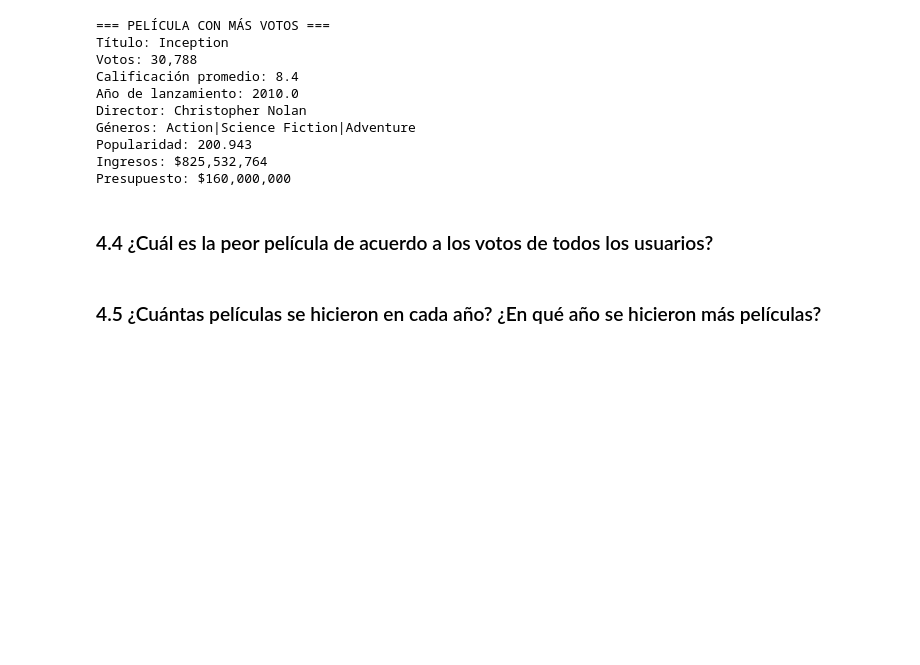
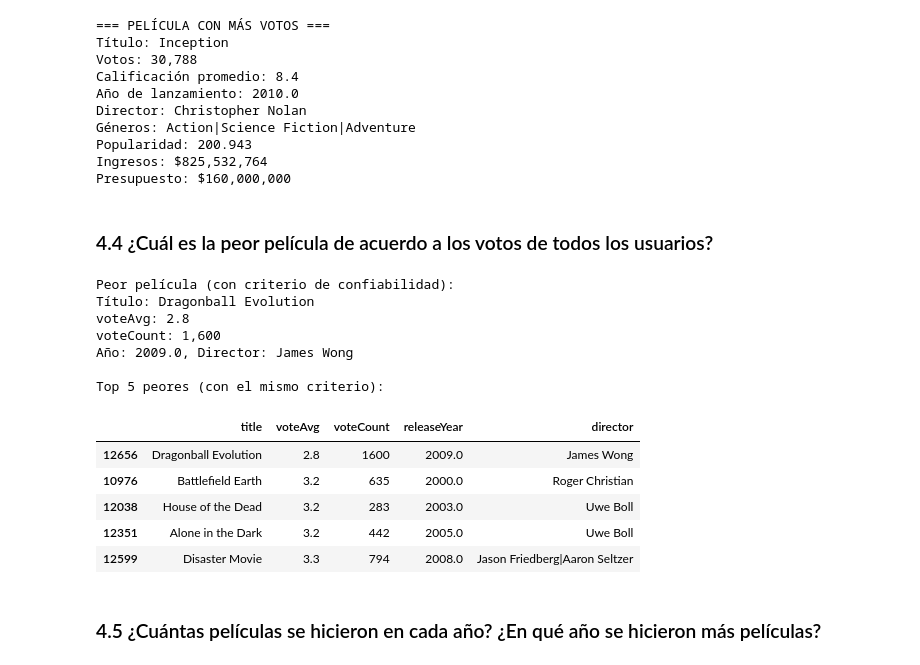
Before and after one commit to nicoCT04/lab-01-md, a Jupyter notebook: lab-1.ipynb, the cells around one changed output. Cells and saved outputs as stored; diff of their text form; code cells hidden in the pictures; blank space fills up the shorter version.

```diff
--- a/lab-1.ipynb
+++ b/lab-1.ipynb
@@ -449,6 +446,38 @@ Ingresos: $825,532,764
 Presupuesto: $160,000,000
 # %% [markdown]
 ### 4.4 ¿Cuál es la peor película de acuerdo a los votos de todos los usuarios?
+# %%
+# 4.4 — Peor película (criterio: al menos N votos)
+N = 100  # umbral
+df['voteCount'] = pd.to_numeric(df['voteCount'], errors='coerce').fillna(0).astype(int)
+df['voteAvg'] = pd.to_numeric(df['voteAvg'], errors='coerce')
+
+candidatas = df[df['voteCount'] >= N].copy()
+if candidatas.empty:
+    print(f"No hay películas con >= {N} votos. Reduce el umbral (p.ej. 50).")
+else:
+    peor = candidatas.loc[candidatas['voteAvg'].idxmin()]
+    print("Peor película (con criterio de confiabilidad):")
+    print(f"Título: {peor['title']}")
+    print(f"voteAvg: {peor['voteAvg']}")
+    print(f"voteCount: {peor['voteCount']:,}")
+    print(f"Año: {peor.get('releaseYear', 'N/A')}, Director: {peor.get('director', 'N/A')}")
+    print("\nTop 5 peores (con el mismo criterio):")
+    display(candidatas.nsmallest(5, 'voteAvg')[['title','voteAvg','voteCount','releaseYear','director']])
+# %% [output]
+Peor película (con criterio de confiabilidad):
+Título: Dragonball Evolution
+voteAvg: 2.8
+voteCount: 1,600
+Año: 2009.0, Director: James Wong
+
+Top 5 peores (con el mismo criterio):
+|  | title | voteAvg | voteCount | releaseYear | director |
+| 12656 | Dragonball Evolution | 2.8 | 1600 | 2009.0 | James Wong |
+| 10976 | Battlefield Earth | 3.2 | 635 | 2000.0 | Roger Christian |
+| 12038 | House of the Dead | 3.2 | 283 | 2003.0 | Uwe Boll |
+| 12351 | Alone in the Dark | 3.2 | 442 | 2005.0 | Uwe Boll |
+| 12599 | Disaster Movie | 3.3 | 794 | 2008.0 | Jason Friedberg|Aaron Seltzer |
 # %% [markdown]
 ### 4.5 ¿Cuántas películas se hicieron en cada año? ¿En qué año se hicieron más películas?
 # %%
```
Also changed, not shown: parts of 4 cells of this notebook.
